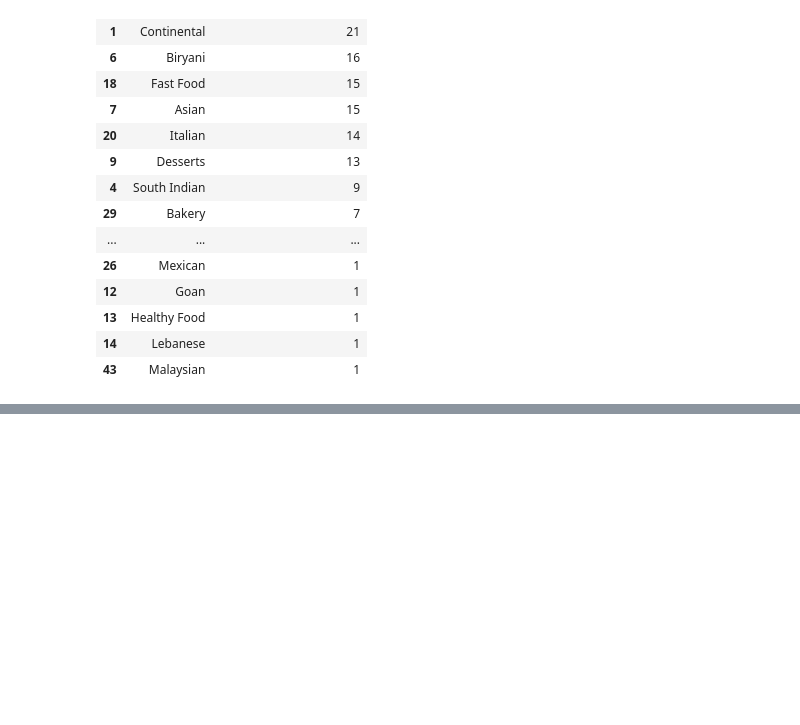
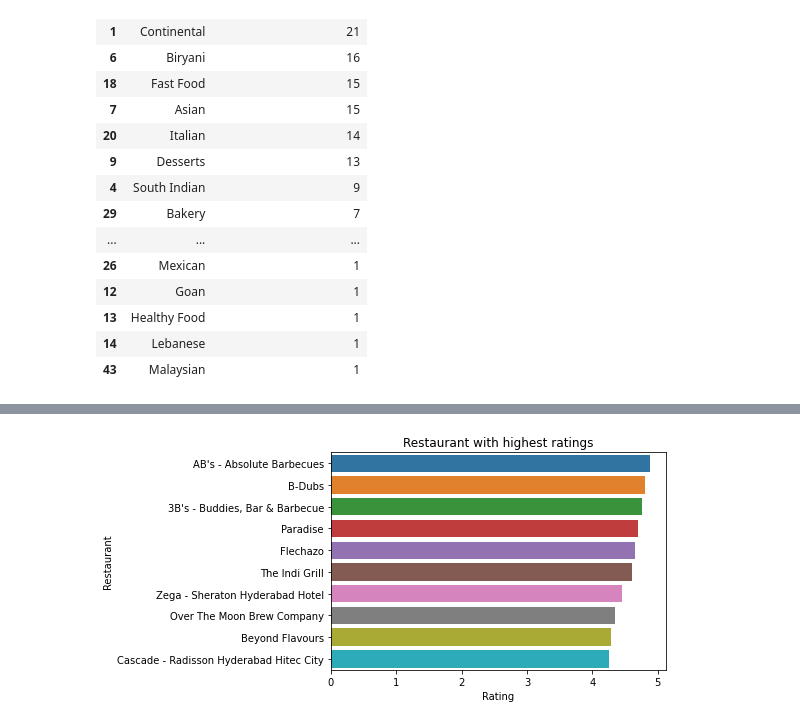
Before and after one commit to sanyamja1n/Zomato-Restaurant-Clustering, a Jupyter notebook: Zomato_Clustering_and_Sentiment_Analysis.ipynb, the cells around one changed output, grey strips where cells are left out. Saved outputs shown, nothing was run; the diff lists cells and outputs as text; code cells hidden in the pictures; blank space fills up the shorter version.

```diff
--- a/Zomato_Clustering_and_Sentiment_Analysis.ipynb
+++ b/Zomato_Clustering_and_Sentiment_Analysis.ipynb
@@ -355,0 +382,9 @@ cuis_df
+# %%
+# Restaurant with highest avg ratings
+sns.barplot(data = reviews_df.groupby('Restaurant')['Rating'].mean().reset_index().sort_values(by= 'Rating', ascending = False)[:10],
+            y = 'Restaurant',
+            x = 'Rating')
+plt.title('Restaurant with highest ratings')
+plt.show()
+# %% [output]
+[figure, added]
```
Also changed, not shown: parts of 10 cells of this notebook.
